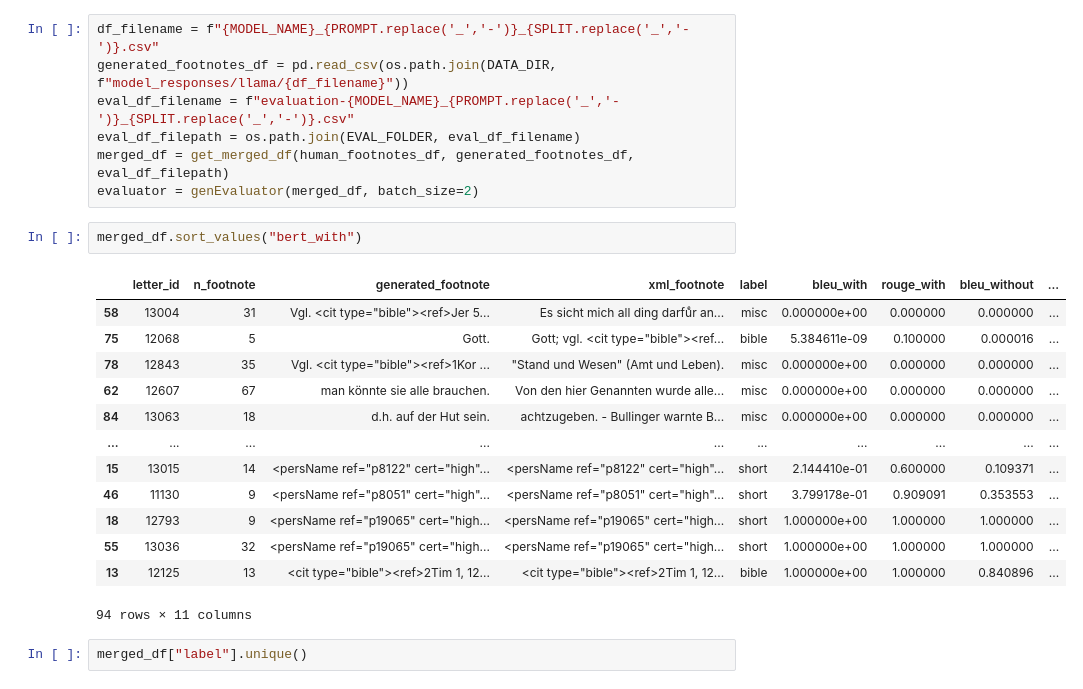
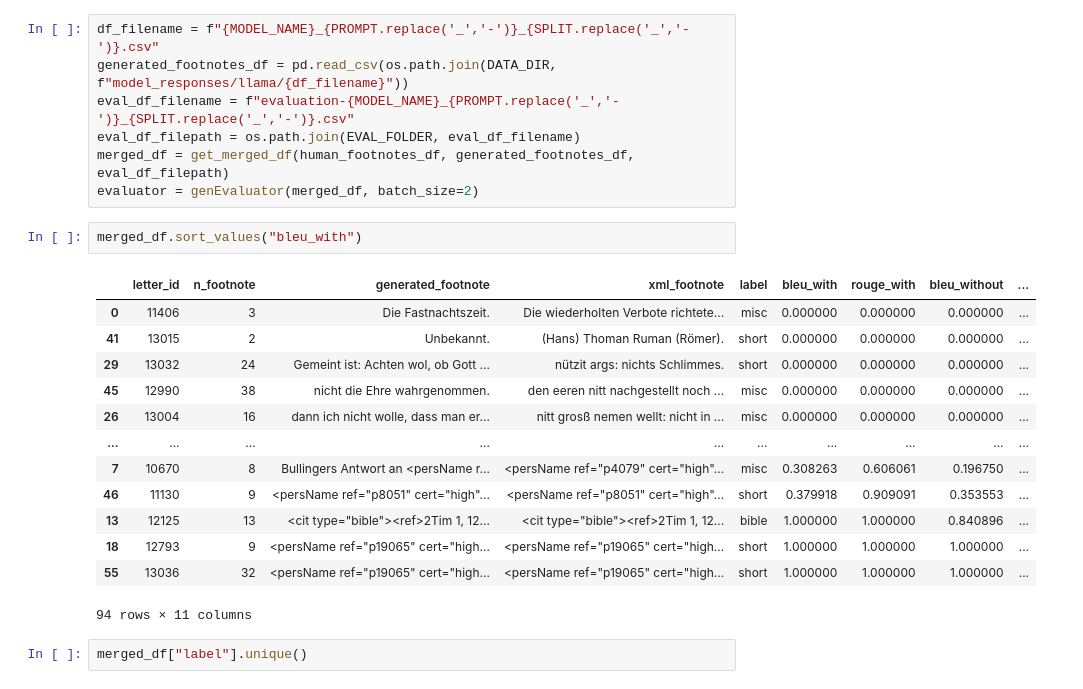
Before and after one commit to Boffl/BullingerDigitalLMFootnotes, a Jupyter notebook: evaluate/evaluate.ipynb, the cells around one changed output. Cells and saved outputs as stored; diff of their text form.

```diff
--- a/evaluate/evaluate.ipynb
+++ b/evaluate/evaluate.ipynb
@@ -141,20 +172,20 @@ eval_df_filepath = os.path.join(EVAL_FOLDER, eval_df_filename)
 merged_df = get_merged_df(human_footnotes_df, generated_footnotes_df, eval_df_filepath)
 evaluator = genEvaluator(merged_df, batch_size=2)
 # %%
-merged_df.sort_values("bert_with")
+merged_df.sort_values("bleu_with")
 # %% [output]
 |  | letter_id | n_footnote | generated_footnote | xml_footnote | label | bleu_with | rouge_with | bleu_without | ... |
-| 58 | 13004 | 31 | Vgl. <cit type="bible"><ref>Jer 5... | Es sicht mich all ding darfuͤr an... | misc | 0.000000e+00 | 0.000000 | 0.000000 | ... |
-| 75 | 12068 | 5 | Gott. | Gott; vgl. <cit type="bible"><ref... | bible | 5.384611e-09 | 0.100000 | 0.000016 | ... |
-| 78 | 12843 | 35 | Vgl. <cit type="bible"><ref>1Kor ... | "Stand und Wesen" (Amt und Leben). | misc | 0.000000e+00 | 0.000000 | 0.000000 | ... |
-| 62 | 12607 | 67 | man könnte sie alle brauchen. | Von den hier Genannten wurde alle... | misc | 0.000000e+00 | 0.000000 | 0.000000 | ... |
-| 84 | 13063 | 18 | d.h. auf der Hut sein. | achtzugeben. - Bullinger warnte B... | misc | 0.000000e+00 | 0.000000 | 0.000000 | ... |
+| 0 | 11406 | 3 | Die Fastnachtszeit. | Die wiederholten Verbote richtete... | misc | 0.000000 | 0.000000 | 0.000000 | ... |
+| 41 | 13015 | 2 | Unbekannt. | (Hans) Thoman Ruman (Römer). | short | 0.000000 | 0.000000 | 0.000000 | ... |
+| 29 | 13032 | 24 | Gemeint ist: Achten wol, ob Gott ... | nützit args: nichts Schlimmes. | short | 0.000000 | 0.000000 | 0.000000 | ... |
+| 45 | 12990 | 38 | nicht die Ehre wahrgenommen. | den eeren nitt nachgestellt noch ... | misc | 0.000000 | 0.000000 | 0.000000 | ... |
+| 26 | 13004 | 16 | dann ich nicht wolle, dass man er... | nitt grosß nemen wellt: nicht in ... | misc | 0.000000 | 0.000000 | 0.000000 | ... |
 | ... | ... | ... | ... | ... | ... | ... | ... | ... | ... |
-| 15 | 13015 | 14 | <persName ref="p8122" cert="high"... | <persName ref="p8122" cert="high"... | short | 2.144410e-01 | 0.600000 | 0.109371 | ... |
-| 46 | 11130 | 9 | <persName ref="p8051" cert="high"... | <persName ref="p8051" cert="high"... | short | 3.799178e-01 | 0.909091 | 0.353553 | ... |
-| 18 | 12793 | 9 | <persName ref="p19065" cert="high... | <persName ref="p19065" cert="high... | short | 1.000000e+00 | 1.000000 | 1.000000 | ... |
-| 55 | 13036 | 32 | <persName ref="p19065" cert="high... | <persName ref="p19065" cert="high... | short | 1.000000e+00 | 1.000000 | 1.000000 | ... |
-| 13 | 12125 | 13 | <cit type="bible"><ref>2Tim 1, 12... | <cit type="bible"><ref>2Tim 1, 12... | bible | 1.000000e+00 | 1.000000 | 0.840896 | ... |
+| 7 | 10670 | 8 | Bullingers Antwort an <persName r... | <persName ref="p4079" cert="high"... | misc | 0.308263 | 0.606061 | 0.196750 | ... |
+| 46 | 11130 | 9 | <persName ref="p8051" cert="high"... | <persName ref="p8051" cert="high"... | short | 0.379918 | 0.909091 | 0.353553 | ... |
+| 13 | 12125 | 13 | <cit type="bible"><ref>2Tim 1, 12... | <cit type="bible"><ref>2Tim 1, 12... | bible | 1.000000 | 1.000000 | 0.840896 | ... |
+| 18 | 12793 | 9 | <persName ref="p19065" cert="high... | <persName ref="p19065" cert="high... | short | 1.000000 | 1.000000 | 1.000000 | ... |
+| 55 | 13036 | 32 | <persName ref="p19065" cert="high... | <persName ref="p19065" cert="high... | short | 1.000000 | 1.000000 | 1.000000 | ... |
 94 rows × 11 columns
 # %%
 merged_df["label"].unique()
```
Also changed, not shown: parts of 8 cells of this notebook, 2 other files.
